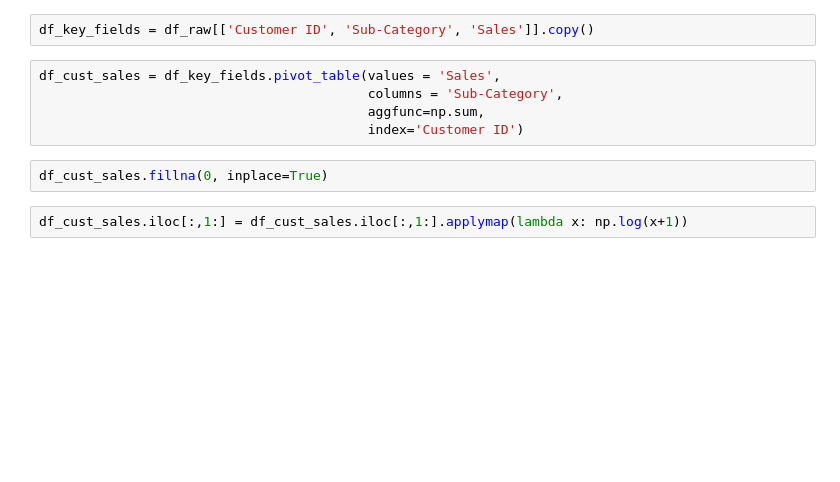
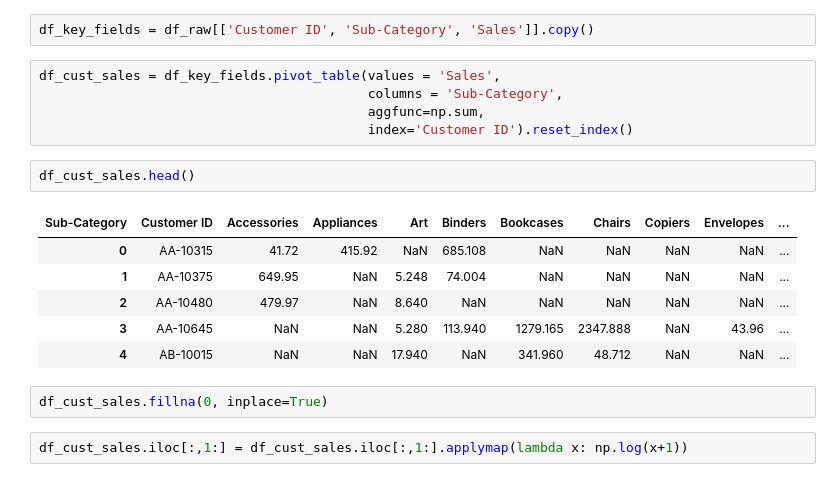
Before and after one commit to ZS-Weng/Machine_Learning, a Jupyter notebook: Clustering/KMeans vs Hiearchical Clustering.ipynb, the cells around one changed output. Drawn from its saved outputs; the diff is of its cells as text; blank space fills up the shorter version.

```diff
--- a/Clustering/KMeans vs Hiearchical Clustering.ipynb
+++ b/Clustering/KMeans vs Hiearchical Clustering.ipynb
@@ -45,7 +45,16 @@ df_key_fields = df_raw[['Customer ID', 'Sub-Category', 'Sales']].copy()
 df_cust_sales = df_key_fields.pivot_table(values = 'Sales',
                                           columns = 'Sub-Category',
                                           aggfunc=np.sum,
-                                          index='Customer ID')
+                                          index='Customer ID').reset_index()
+# %%
+df_cust_sales.head()
+# %% [output]
+| Sub-Category | Customer ID | Accessories | Appliances | Art | Binders | Bookcases | Chairs | Copiers | Envelopes | ... |
+| 0 | AA-10315 | 41.72 | 415.92 | NaN | 685.108 | NaN | NaN | NaN | NaN | ... |
+| 1 | AA-10375 | 649.95 | NaN | 5.248 | 74.004 | NaN | NaN | NaN | NaN | ... |
+| 2 | AA-10480 | 479.97 | NaN | 8.640 | NaN | NaN | NaN | NaN | NaN | ... |
+| 3 | AA-10645 | NaN | NaN | 5.280 | 113.940 | 1279.165 | 2347.888 | NaN | 43.96 | ... |
+| 4 | AB-10015 | NaN | NaN | 17.940 | NaN | 341.960 | 48.712 | NaN | NaN | ... |
 # %%
 df_cust_sales.fillna(0, inplace=True)
 # %%
```
Also changed, not shown: parts of 10 cells of this notebook.
